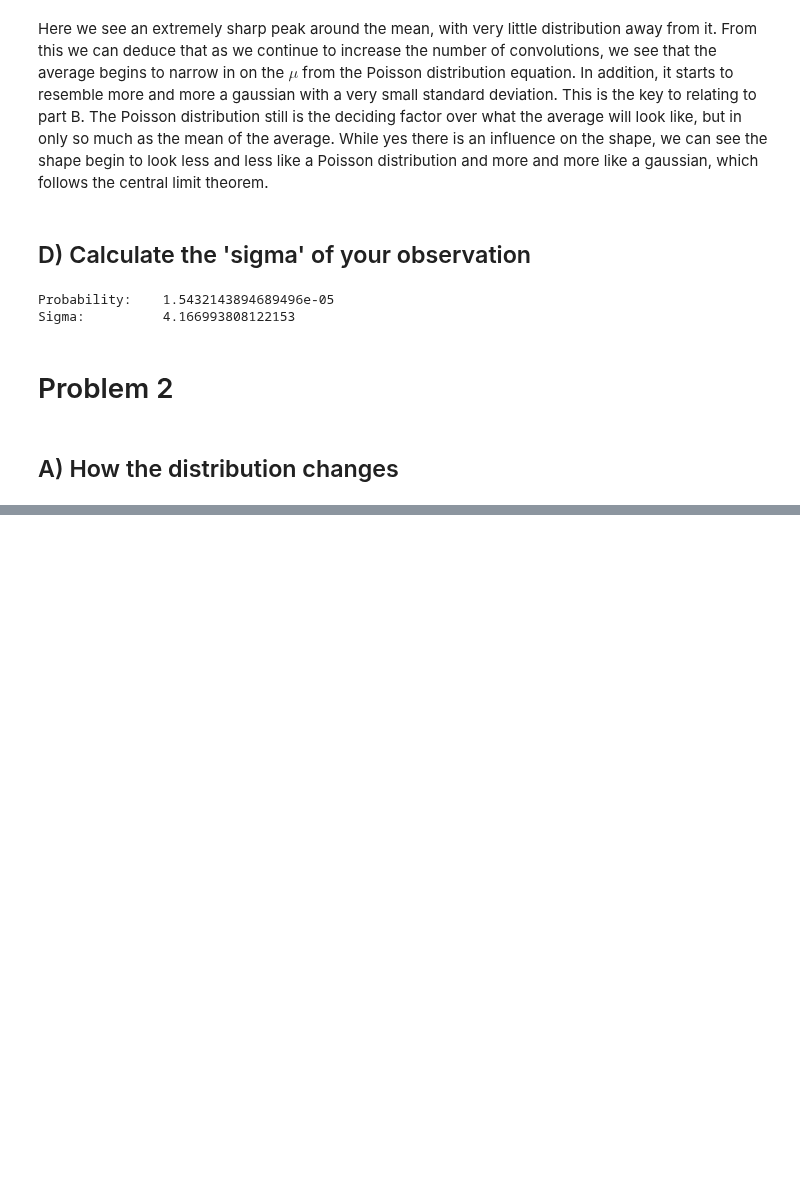
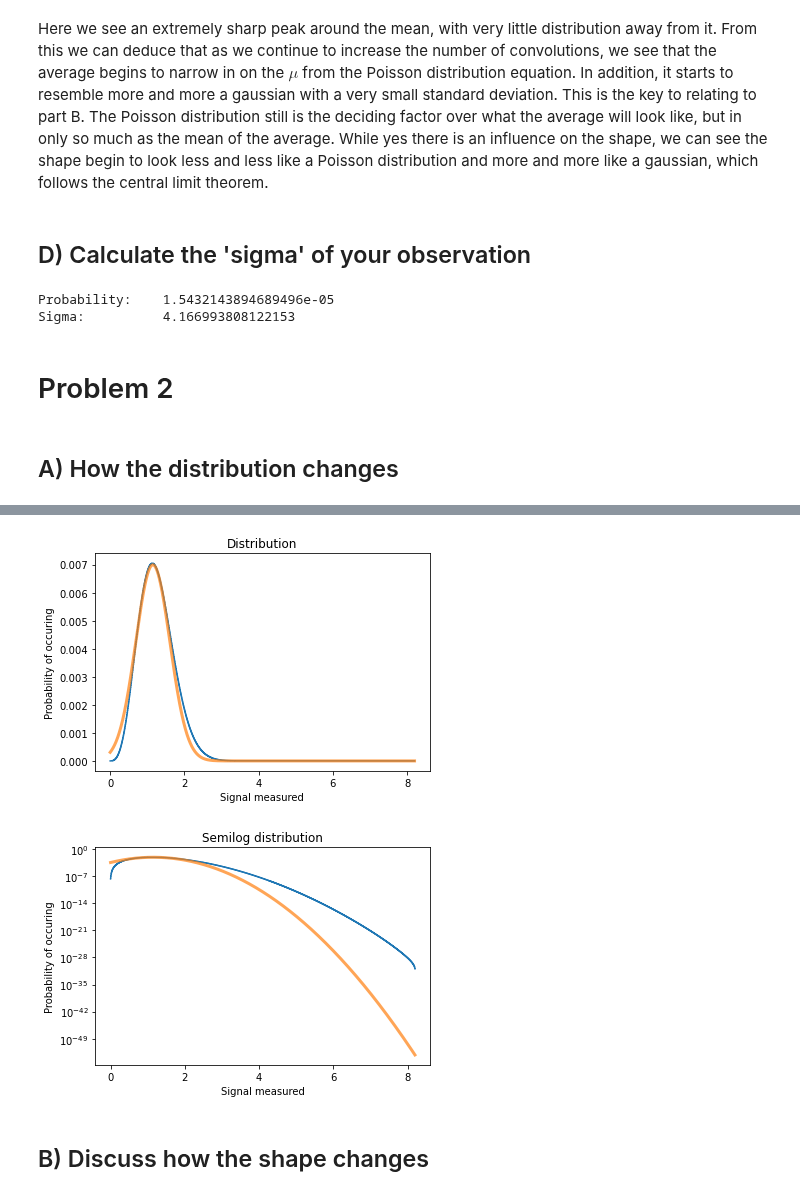
Before and after one commit to WyattOtsuka/PHYS434, a Jupyter notebook: lab2.ipynb, the cells around one changed output, grey strips where cells are left out. Saved outputs shown, nothing was run; the diff lists cells and outputs as text; code cells hidden in the pictures; blank space fills up the shorter version.

```diff
--- a/lab2.ipynb
+++ b/lab2.ipynb
@@ -187,0 +192,11 @@ bins
+# %%
+convovled_rayleigh = rayleigh_base
+for i in range(20000) :
+    convolved_rayleigh = np.convolve(rayleigh_base, convovled_rayleigh)
+# %%
+graph(0,len(convolved_rayleigh), convolved_rayleigh, 0.46, 124, 1.15, 20, averageMax = 8.2)
+# %% [output]
+[figure, added]
+[figure, added]
+# %% [markdown]
+## B) Discuss how the shape changes
```
Also changed, not shown: parts of 7 cells of this notebook.
